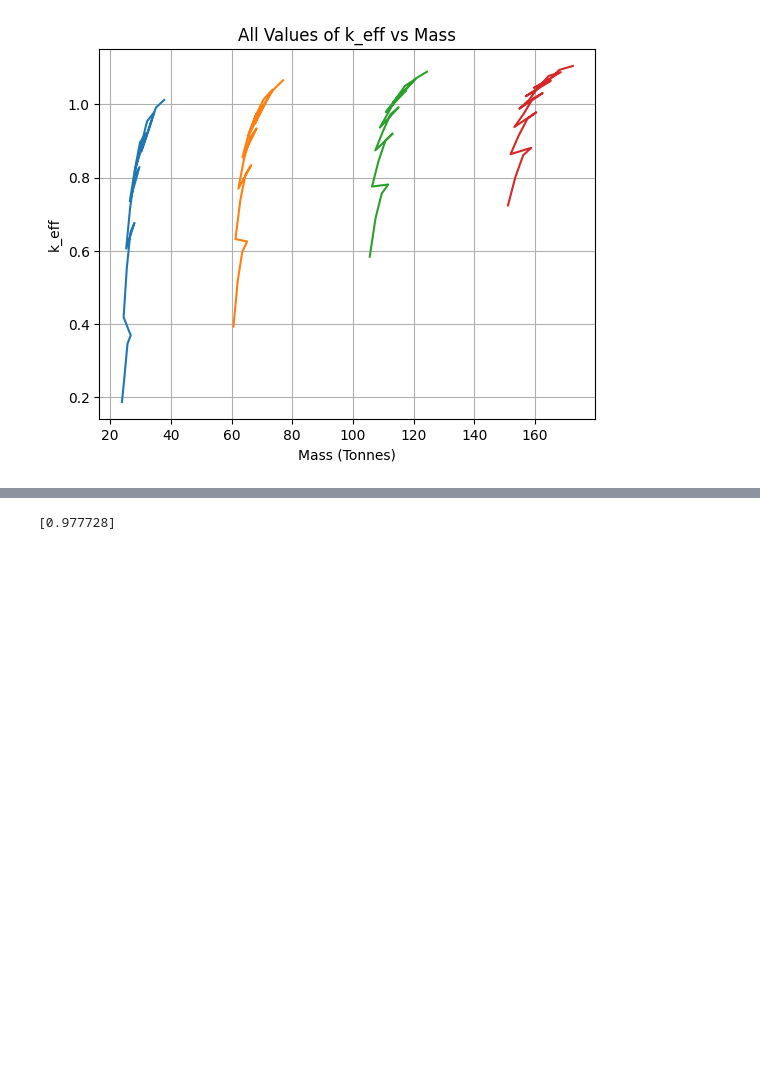
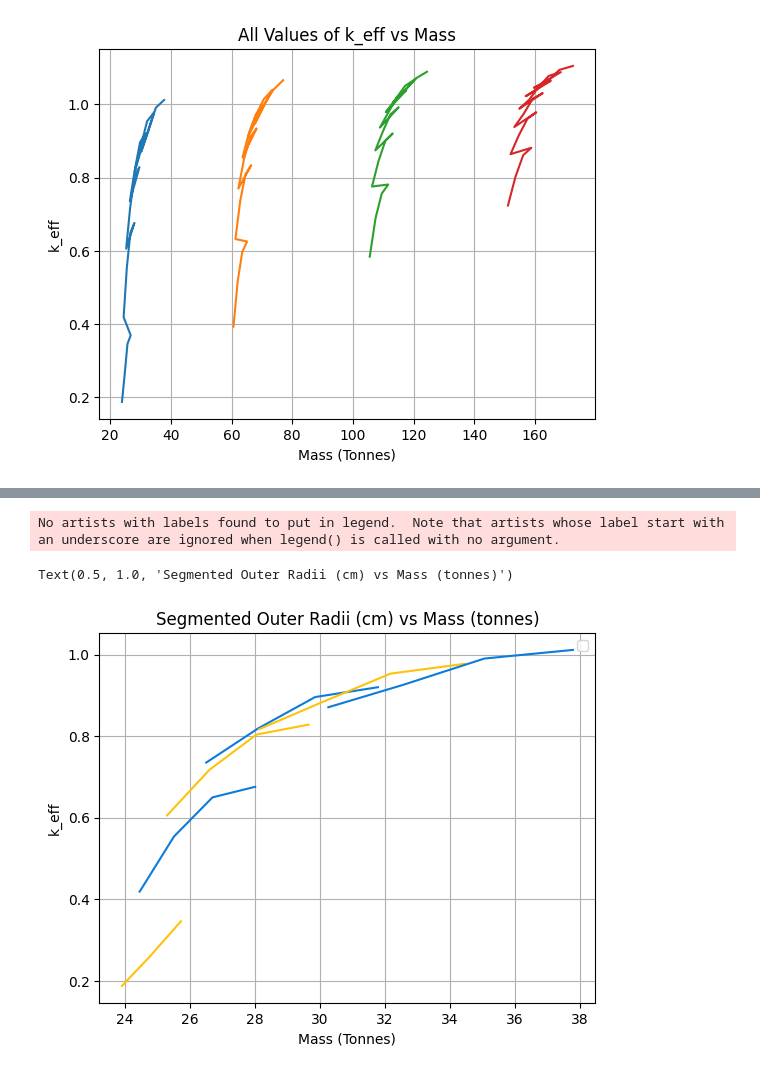
Before and after one commit to andrewpolitz/astrofuse, a Jupyter notebook: keff_calcs_UN_combined_blanket.ipynb, the cells around one changed output, grey strips where cells are left out. Drawn from its saved outputs; the diff is of its cells as text; code cells hidden in the pictures; blank space fills up the shorter version.

```diff
--- a/keff_calcs_UN_combined_blanket.ipynb
+++ b/keff_calcs_UN_combined_blanket.ipynb
@@ -273,4 +275,16 @@ Text(0.5, 1.0, 'Segmented Outer Radii (cm) vs Mass (tonnes)')
 # %%
-klist5[19]
+ax5 = plt.axes()
+ax5.plot(tonne_list5[:3], klist5[:3], ls = '-', c = '#FFC20A')
+ax5.plot(tonne_list5[4:8], klist5[4:8], ls = '-', c = '#0C7BDC')
+ax5.plot(tonne_list5[8:12], klist5[8:12], ls = '-', c = '#FFC20A')
+ax5.plot(tonne_list5[12:16], klist5[12:16], ls = '-', c = '#0C7BDC')
+ax5.plot(tonne_list5[16:20], klist5[16:20], ls = '-', c = '#FFC20A')
+ax5.plot(tonne_list5[20:24], klist5[20:24], ls = '-', c = '#0C7BDC')
+ax5.grid()
+ax5.set_xlabel('Mass (Tonnes)')
+ax5.set_ylabel('k_eff')
+ax5.set_title('Segmented Outer Radii (cm) vs Mass (tonnes)')
 # %% [output]
-[0.977728]
+No artists with labels found to put in legend.  Note that artists whose label start with an underscore are ignored when legend() is called with no argument.
+Text(0.5, 1.0, 'Segmented Outer Radii (cm) vs Mass (tonnes)')
+[figure, added]
```
Also changed, not shown: parts of 5 cells of this notebook.
